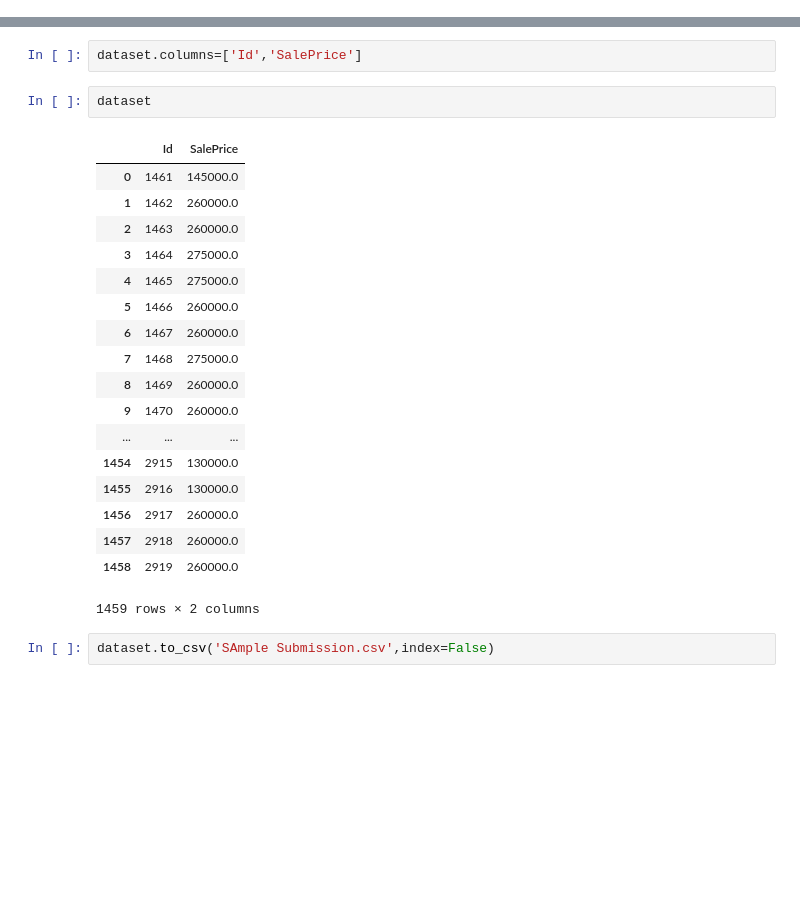
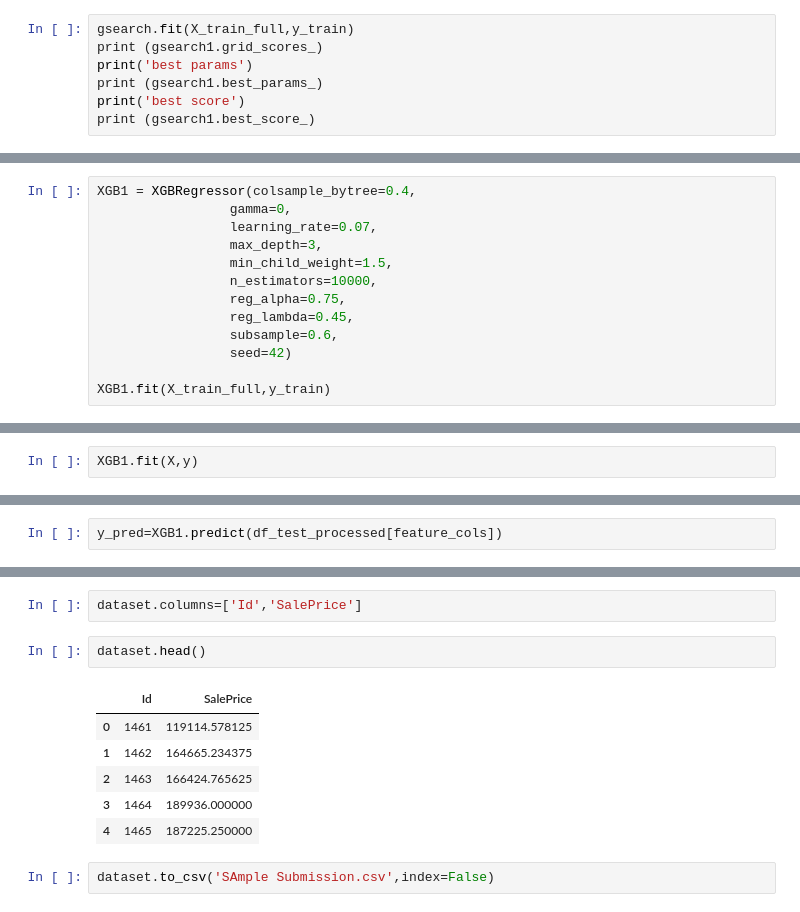
Before and after one commit to mahmoudMBA/House_price, a Jupyter notebook: House Prices.ipynb, the cells around one changed output, grey strips where cells are left out. Cells and saved outputs as stored; diff of their text form; blank space fills up the shorter version.

```diff
--- a/House Prices.ipynb
+++ b/House Prices.ipynb
@@ -1306,0 +1380,7 @@ y_pred=clf.predict(df_test_processed)
+# %%
+gsearch.fit(X_train_full,y_train)
+print (gsearch1.grid_scores_)
+print('best params')
+print (gsearch1.best_params_)
+print('best score')
+print (gsearch1.best_score_)
@@ -1306,0 +1392,13 @@ y_pred=clf.predict(df_test_processed)
+# %%
+XGB1 = XGBRegressor(colsample_bytree=0.4,
+                 gamma=0,
+                 learning_rate=0.07,
+                 max_depth=3,
+                 min_child_weight=1.5,
+                 n_estimators=10000,
+                 reg_alpha=0.75,
+                 reg_lambda=0.45,
+                 subsample=0.6,
+                 seed=42)
+
+XGB1.fit(X_train_full,y_train)
@@ -1306,0 +1421,2 @@ y_pred=clf.predict(df_test_processed)
+# %%
+XGB1.fit(X,y)
@@ -1307,3 +1433,5 @@ y_pred=clf.predict(df_test_processed)
+# %%
+y_pred=XGB1.predict(df_test_processed[feature_cols])
 # %% [markdown]
 ## Create sample submission file and submit
 # %%
@@ -1322,25 +1450,13 @@ dataset=pd.concat([sub_df['Id'],pred],axis=1)
 # %%
 dataset.columns=['Id','SalePrice']
 # %%
-dataset
+dataset.head()
 # %% [output]
 |  | Id | SalePrice |
-| 0 | 1461 | 145000.0 |
-| 1 | 1462 | 260000.0 |
-| 2 | 1463 | 260000.0 |
-| 3 | 1464 | 275000.0 |
-| 4 | 1465 | 275000.0 |
-| 5 | 1466 | 260000.0 |
-| 6 | 1467 | 260000.0 |
-| 7 | 1468 | 275000.0 |
-| 8 | 1469 | 260000.0 |
-| 9 | 1470 | 260000.0 |
-| ... | ... | ... |
-| 1454 | 2915 | 130000.0 |
-| 1455 | 2916 | 130000.0 |
-| 1456 | 2917 | 260000.0 |
-| 1457 | 2918 | 260000.0 |
-| 1458 | 2919 | 260000.0 |
+| 0 | 1461 | 119114.578125 |
+| 1 | 1462 | 164665.234375 |
+| 2 | 1463 | 166424.765625 |
+| 3 | 1464 | 189936.000000 |
+| 4 | 1465 | 187225.250000 |
-1459 rows × 2 columns
 # %%
 dataset.to_csv('SAmple Submission.csv',index=False)
```
Also changed, not shown: parts of 33 cells of this notebook, 1 other file.
